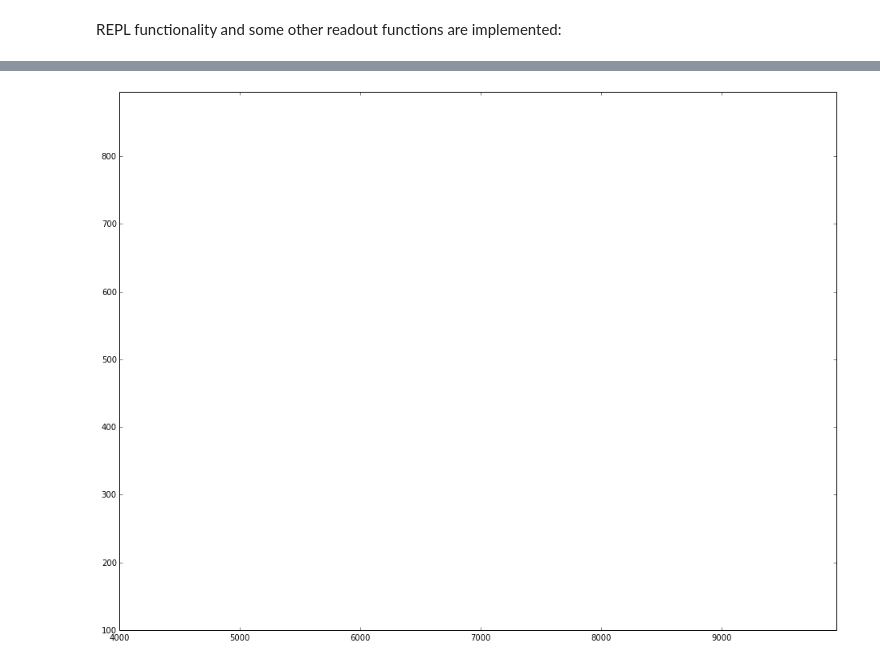
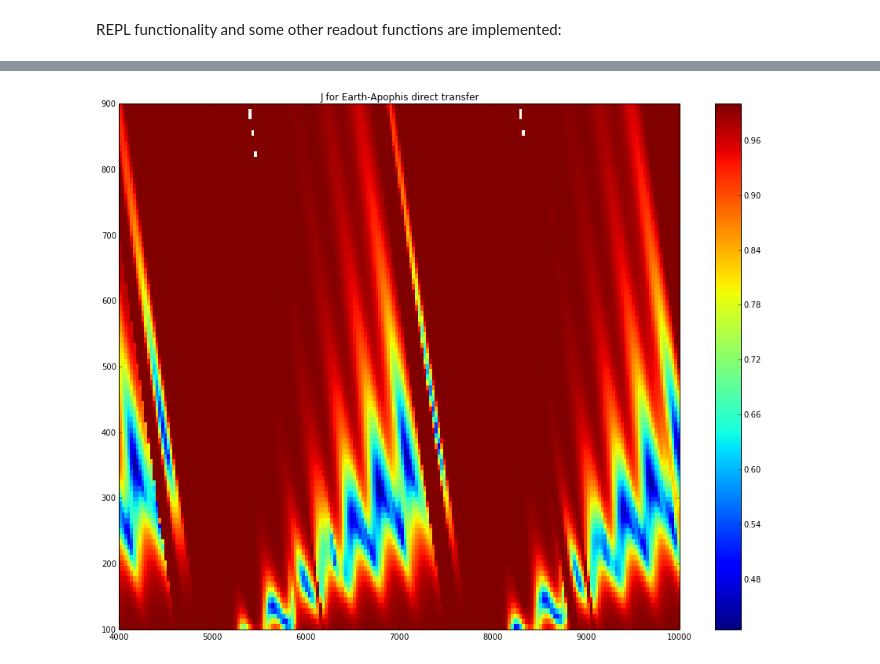
Before and after one commit to CainVelasquez/expsin, a Jupyter notebook: Exposin Project.ipynb, the cells around one changed output, grey strips where cells are left out. Cells and saved outputs as stored; diff of their text form; code cells hidden in the pictures.

Commit message:
project update

```diff
--- a/Exposin Project.ipynb
+++ b/Exposin Project.ipynb
@@ -52,20 +77,0 @@ And graphing:
-# %%
-%matplotlib inline
-from pylab import rcParams
-rcParams['figure.figsize'] = 16, 12
-
-import matplotlib as mpl
-from mpl_toolkits.mplot3d import Axes3D
-import matplotlib.pyplot as plt
-
-fig = plt.figure()
-axis = fig.gca(projection='3d')
-
-axis.scatter([0],[0],[0],color='y')
-axis.scatter([r1[0]],[r1[1]],[r1[2]],color='b')
-axis.scatter([r2[0]],[r2[1]],[r2[2]],color='b')
-
-for i in range(3):
-    pk.orbit_plots.plot_lambert_exposin(prob,axis,sol=i,color=['k','r','g','b'][i])
-
-plt.show()
@@ -131,52 +141,52 @@ Time ratio: 3.73x
 # %%
+'''
+This code will produce a porkchop plot of the J function over a range of launch times and flight times
+for a transfer between Earth and Apophis.
+'''
 import math
 import numpy
 import PyKEP as pk
-%matplotlib inline
-from pylab import rcParams
-rcParams['figure.figsize'] = 16, 12
+import matplotlib.pyplot as plt
+import Vector
 
-import matplotlib as mpl
-from mpl_toolkits.mplot3d import Axes3D
-import matplotlib.pyplot as plt
-
-earth = pk.planet.jpl_lp('earth')
-apophis = pk.planet.jpl_lp('mars')
-#apophis = pk.planet.mpcorb('99942   19.2   0.15 K107N 202.49545  126.41859  204.43202    3.33173  0.1911104  1.11267324   0.9223398  1 MPO164109  1397   2 2004-2008 0.40 M-v 3Eh MPCAPO     C802  (99942) Apophis            20080109')
-g0 = 9.81
-isp = 5000
+p1 = pk.planet.jpl_lp('earth')
+p2 = pk.planet.mpcorb('99942   19.2   0.15 K107N 202.49545  126.41859  204.43202    3.33173  0.1911104  1.11267324   0.9223398  1 MPO164109  1397   2 2004-2008 0.40 M-v 3Eh MPCAPO     C802  (99942) Apophis            20080109')
 k2 = 0.6
 n = 0
+isp_chem = 800
+isp_lt = 3000
 
-def J(dv0, lt_massratio):
-    initial_mass = 1.0
-    initial_mass *= math.exp(-dv0/g0/isp)
-    initial_mass *= lt_massratio
-    return initial_mass
+t0_range = [4000, 10000]
+tof_range = [100, 900]
 
 @numpy.vectorize
-def binJ(t0, tof):
-    ep = pk.epoch(t0 + tof, "mjd")
-    r1, v1 = earth.eph(ep)
-    r2, v2 = apophis.eph(ep)
-    prob = pk.lambert_exposin(r1, r2, tof*pk.DAY2SEC, pk.MU_SUN, False, n, k2)
-    revs = prob.get_revs()
-    if revs > -1:
-        exps = prob.get_exposins()[0]
-        vf = prob.get_v1()[0]
-        dv2 = [(vfi - v1i)**2 for vfi, v1i in zip(vf, v1)]
-        dv = math.sqrt(sum(dv2))
-        massratio = exps.get_final_mass(pk.MU_SUN, isp, 1.0)
-        j = J(dv, massratio)
-        return j
-    return 0.0
+def J(t0, tof):
+    ep = pk.epoch(t0 + tof)
+    r1, v1 = p1.eph(ep)
+    r2, v2 = p2.eph(ep)
+    resJ = []
+    for lw in [True, False]:
+        prob = pk.lambert_exposin(r1, r2, tof * pk.DAY2SEC, pk.MU_SUN, lw, n, k2)
+        for i in range(prob.num_solutions()):
+            exps = prob.get_exposins()[i]
+            dv1 = Vector.mag(Vector.sub(prob.get_v1()[i], v1))
+            dv2 = Vector.mag(Vector.sub(prob.get_v2()[i], v2))
+            dvlt = exps.get_delta_v(pk.MU_SUN)
+            resJ.append(1.0 - math.exp(-(dv1 + dv2) / 9.81 / isp_chem - dvlt / 9.81 / isp_lt))
+    if len(resJ) == 0:
+        return numpy.nan
+    else:
+        return numpy.nanmin(resJ)
 
-t0 = numpy.arange(4000, 10000, 50)
-tof = numpy.arange(100, 900, 5)
-X,Y = numpy.meshgrid(t0, tof)
-Z = binJ(X,Y)
+t0 = numpy.linspace(t0_range[0], t0_range[1], 200)
+tof = numpy.linspace(tof_range[0], tof_range[1], 100)
+X, Y = numpy.meshgrid(t0, tof)
+Z = J(X, Y)
+mZ = numpy.ma.array(Z, mask=numpy.isnan(Z))
 plt.figure()
-plt.contour(X,Y,Z)
+plt.pcolor(X, Y, mZ, vmin=numpy.nanmin(Z), vmax=numpy.nanmax(Z))
+plt.colorbar()
+plt.title('J for Earth-Apophis direct transfer')
 plt.show()
 # %% [output]
-[figure, old version]
+[figure, new version]
```
Also changed, not shown: parts of 8 cells of this notebook, 3 other files.
